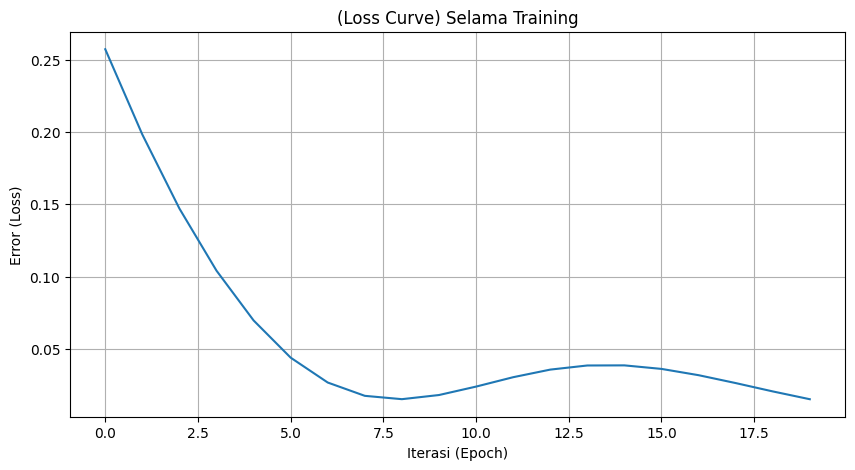
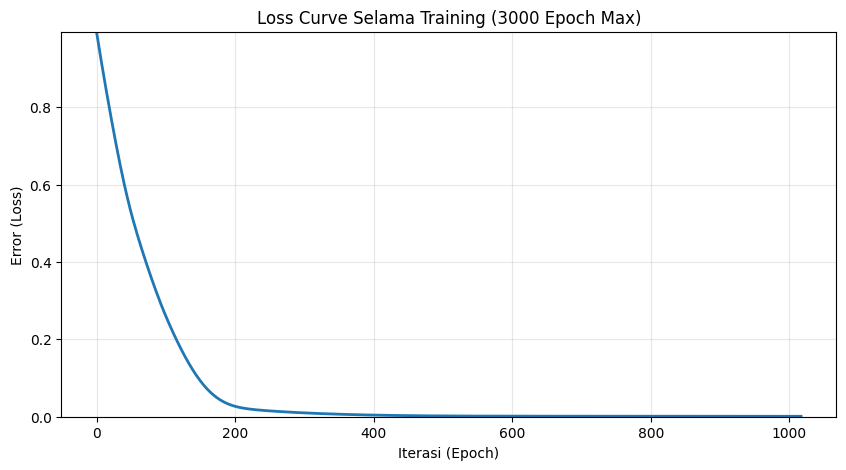
The change to this notebook cell's code, shown as a diff; its figure went from the first image to the second:
--- before
+++ after
@@ -2,34 +2,31 @@
 import numpy as np
 import matplotlib.pyplot as plt
-from sklearn.preprocessing import MinMaxScaler
 from sklearn.model_selection import train_test_split
 from sklearn.neural_network import MLPRegressor
 from sklearn.metrics import mean_squared_error, mean_absolute_error
 
-# 1. Load Data Preprocessed
-df = pd.read_csv('beras_medium_monthly.csv')
+# 1. Load Data Preprocessed (Scaled)
+df = pd.read_csv('beras_scaled.csv')
 
-# Menentukan Fitur (X) dan Target (y)
-X = df[['lag_1', 'lag_2']].values
-y = df['jumlah'].values.reshape(-1, 1)
+# Menentukan Fitur (X) dan Target (y) dari data yang sudah di-scale
+X_scaled = df[['lag_1_scaled', 'lag_2_scaled']].values
+y_scaled = df['jumlah_scaled'].values.reshape(-1, 1)
 
-# 2. Normalisasi Data
-scaler_X = MinMaxScaler(feature_range=(0, 1))
-scaler_y = MinMaxScaler(feature_range=(0, 1))
-
-X_scaled = scaler_X.fit_transform(X)
-y_scaled = scaler_y.fit_transform(y)
-
-# 3. Split Data (Training & Testing)
+# 2. Split Data (Training & Testing)
 X_train, X_test, y_train, y_test = train_test_split(X_scaled, y_scaled, test_size=0.2, random_state=42, shuffle=False)
 
-# 4. Inisialisasi Model JST Backpropagation
+# 3. Inisialisasi Model JST Backpropagation
 model = MLPRegressor(
-    hidden_layer_sizes=(8, 4), 
-    activation='tanh', 
+    hidden_layer_sizes=(12, 8), 
+    activation='relu', 
     solver='adam', 
-    max_iter=1000, 
-    learning_rate_init=0.01, 
-    random_state=42
+    max_iter=3000, 
+    learning_rate_init=0.001, 
+    learning_rate='adaptive',
+    tol=1e-6,
+    n_iter_no_change=200,
+    early_stopping=False,
+    random_state=42,
+    verbose=False
 )
 
@@ -39,10 +36,14 @@
 # 6. Visualisasi Loss Curve (Proses Belajar)
 plt.figure(figsize=(10,5))
-plt.plot(model.loss_curve_)
-plt.title('(Loss Curve) Selama Training')
+plt.plot(model.loss_curve_, linewidth=2)
+plt.title('Loss Curve Selama Training (3000 Epoch Max)')
 plt.xlabel('Iterasi (Epoch)')
 plt.ylabel('Error (Loss)')
-plt.grid(True)
+plt.grid(True, alpha=0.3)
+plt.ylim(0, max(model.loss_curve_[:10]))  
 plt.show()
+
+print(f"Total epoch yang dijalankan: {model.n_iter_}")
+print(f"Loss akhir: {model.loss_:.6f}")
 
 # Simpan data loss curve untuk dashboard

Commit: f